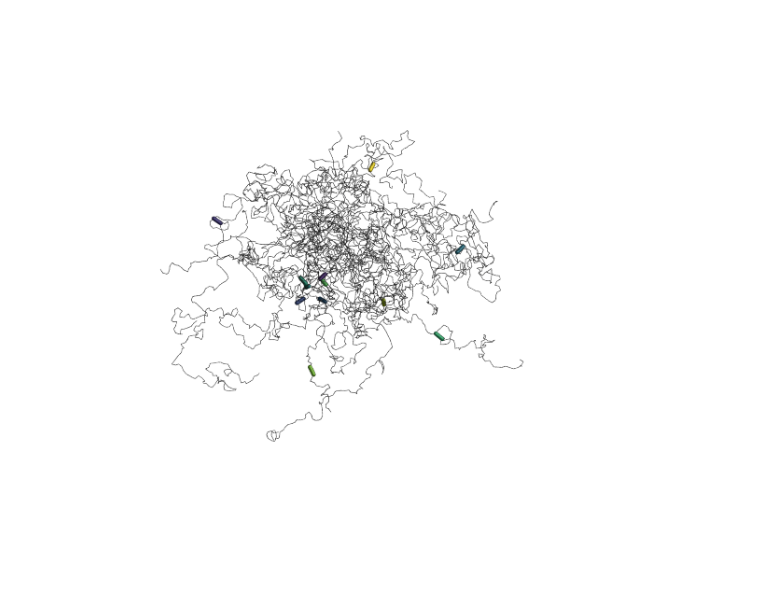
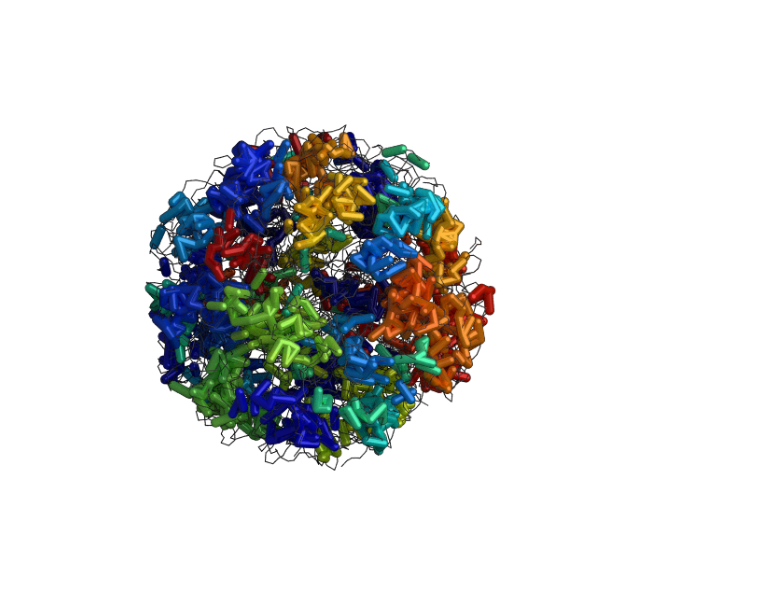
Before and after one commit to 4dn-hack-team9-2024/sc-polychrom, a Jupyter notebook: 01_hoomd_model.ipynb, the cells around one changed output. Drawn from its saved outputs; the diff is of its cells as text; code cells hidden in the pictures.

```diff
--- a/01_hoomd_model.ipynb
+++ b/01_hoomd_model.ipynb
@@ -155,5 +166,5 @@ plt.show()
-# %%
-# Visualize new extrusion bonds
-render.fresnel(snap, show_loops=True, rescale_backbone_bonds=0.1).static()
-# %% [output]
-[figure, removed]
+# %%
+# Visualize new extrusion bonds
+render.fresnel(snap, show_loops=False, rescale_backbone_bonds=0.1, cmap="jet").static()
+# %% [output]
+[figure, added]
```
Also changed, not shown: parts of 4 cells of this notebook.
